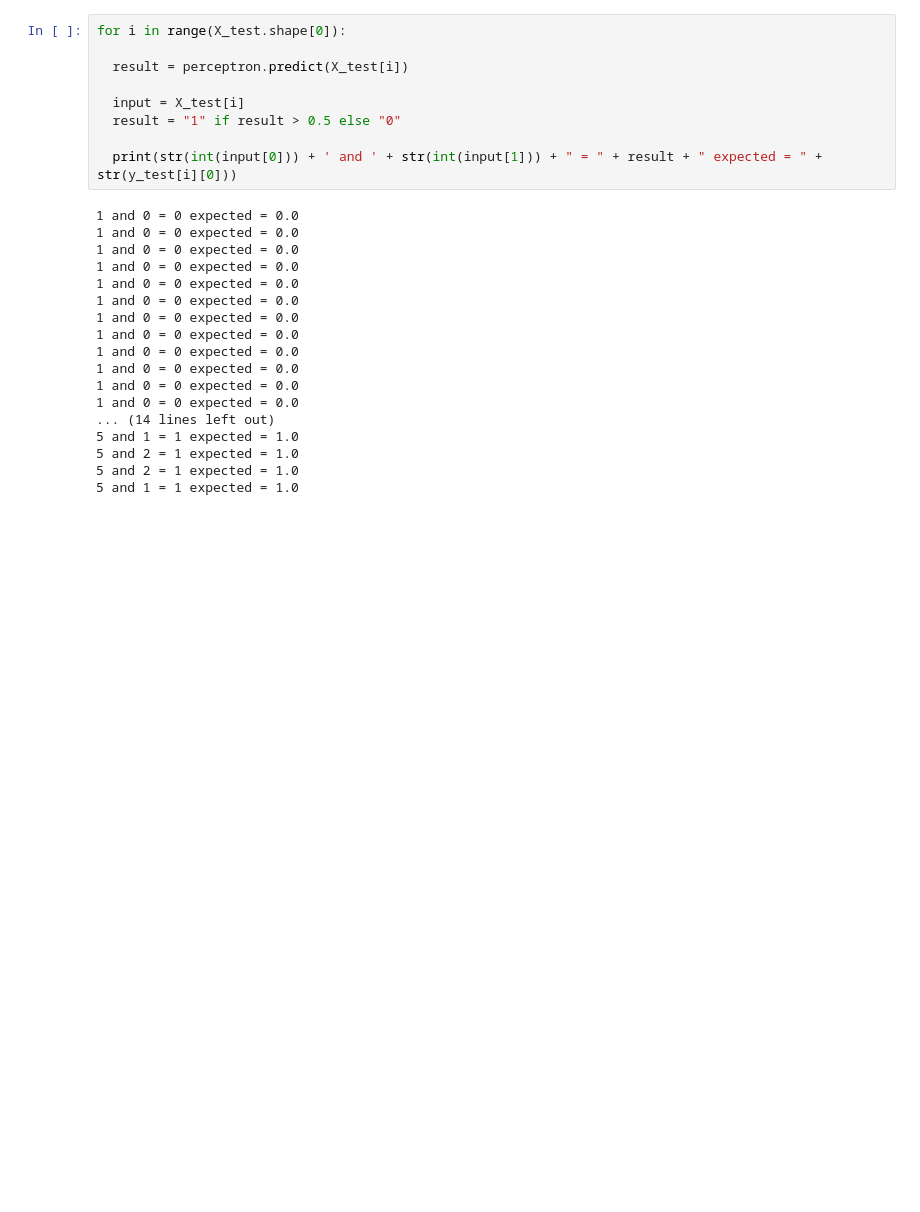
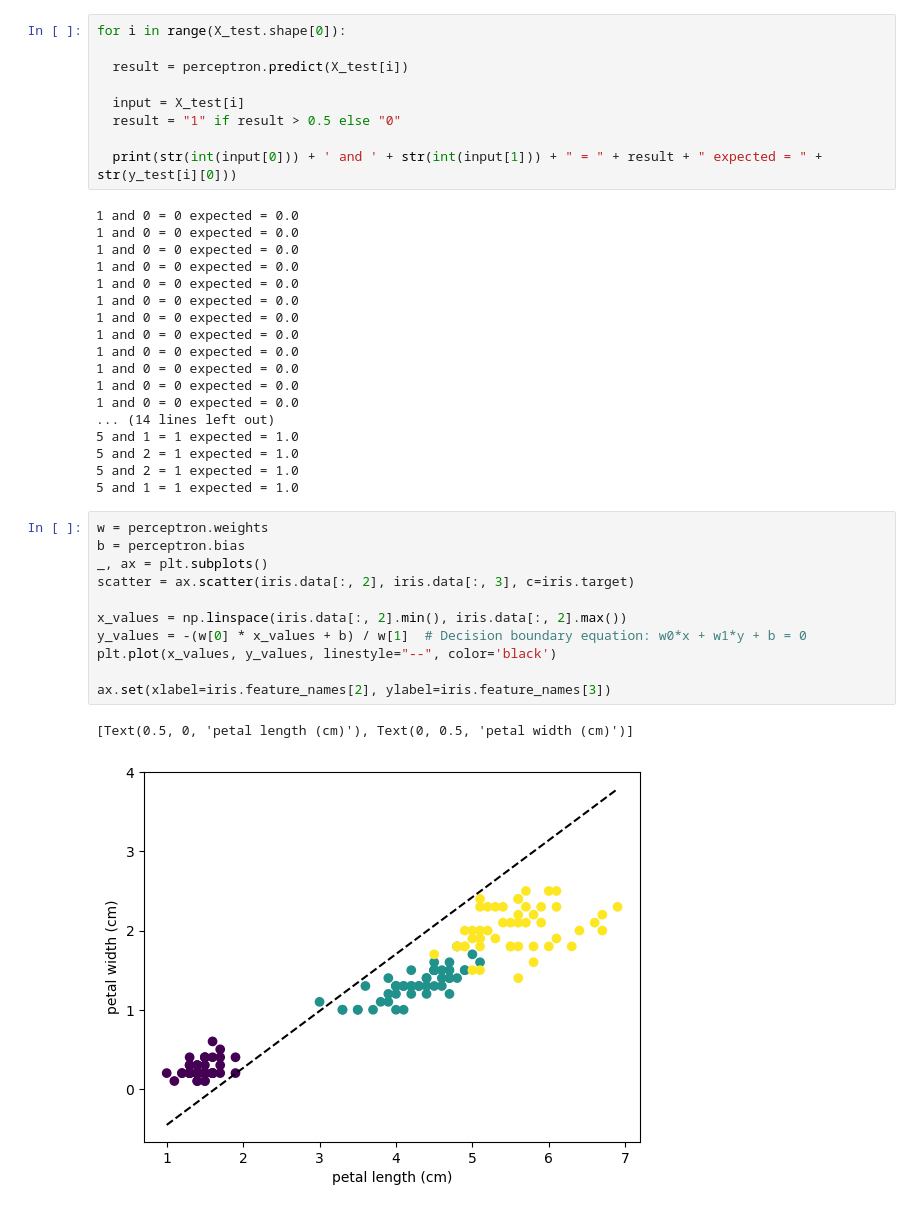
Before and after one commit to NicolasKlaue/Perceptron-to-classify-iris-types, a Jupyter notebook: Perceptron.ipynb, the cells around one changed output. Drawn from its saved outputs; the diff is of its cells as text; blank space fills up the shorter version.

```diff
--- a/Perceptron.ipynb
+++ b/Perceptron.ipynb
@@ -260,3 +260,17 @@ for i in range(X_test.shape[0]):
 5 and 2 = 1 expected = 1.0
 5 and 2 = 1 expected = 1.0
 5 and 1 = 1 expected = 1.0
+# %%
+w = perceptron.weights
+b = perceptron.bias
+_, ax = plt.subplots()
+scatter = ax.scatter(iris.data[:, 2], iris.data[:, 3], c=iris.target)
+
+x_values = np.linspace(iris.data[:, 2].min(), iris.data[:, 2].max())
+y_values = -(w[0] * x_values + b) / w[1]  # Decision boundary equation: w0*x + w1*y + b = 0
+plt.plot(x_values, y_values, linestyle="--", color='black')
+
+ax.set(xlabel=iris.feature_names[2], ylabel=iris.feature_names[3])
+# %% [output]
+[Text(0.5, 0, 'petal length (cm)'), Text(0, 0.5, 'petal width (cm)')]
+[figure, added]
```
